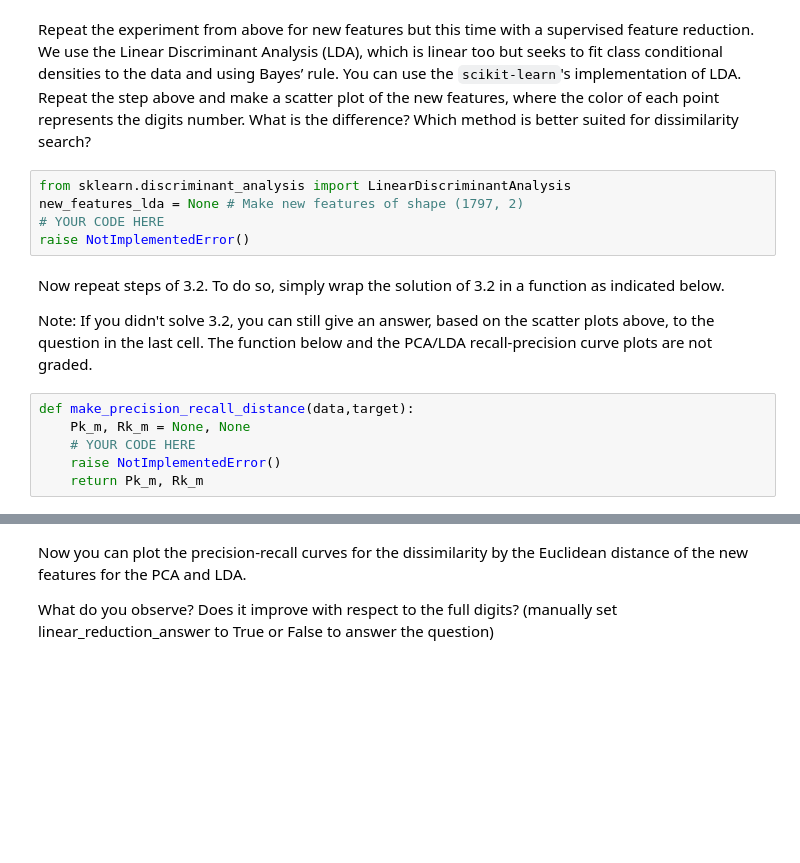
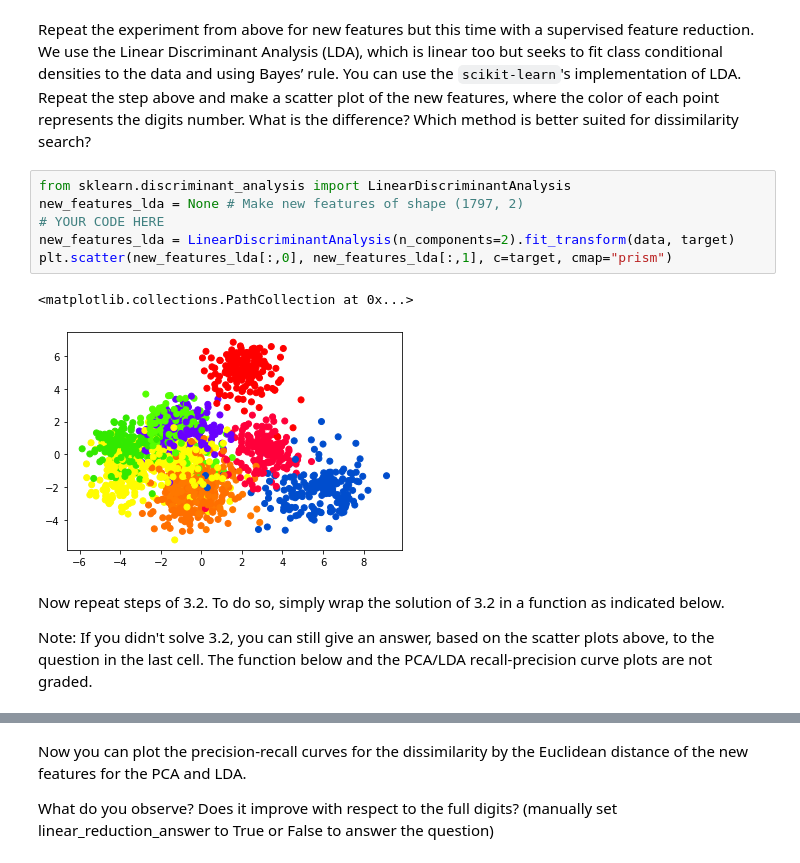
Before and after one commit to HansiGT/Machine-Learning-for-Natural-Sciences, a Jupyter notebook: Ex 3/Exercise03.ipynb, the cells around one changed output, grey strips where cells are left out. Cells and saved outputs as stored; diff of their text form; blank space fills up the shorter version.

```diff
--- a/Ex 3/Exercise03.ipynb
+++ b/Ex 3/Exercise03.ipynb
@@ -261,15 +266,13 @@ Repeat the experiment from above for new features but this time with a supervise
 # %%
 from sklearn.discriminant_analysis import LinearDiscriminantAnalysis
 new_features_lda = None # Make new features of shape (1797, 2)
 # YOUR CODE HERE
-raise NotImplementedError()
+new_features_lda = LinearDiscriminantAnalysis(n_components=2).fit_transform(data, target)
+plt.scatter(new_features_lda[:,0], new_features_lda[:,1], c=target, cmap="prism")
+# %% [output]
+<matplotlib.collections.PathCollection at 0x...>
+[figure, added]
 # %% [markdown]
 Now repeat steps of 3.2. To do so, simply wrap the solution of 3.2 in a function as indicated below.
 
 Note: If you didn't solve 3.2, you can still give an answer, based on the scatter plots above, to the question in the last cell. The function below and the PCA/LDA recall-precision curve plots are not graded.
-# %%
-def make_precision_recall_distance(data,target):
-    Pk_m, Rk_m = None, None
-    # YOUR CODE HERE
-    raise NotImplementedError()
-    return Pk_m, Rk_m
```
Also changed, not shown: parts of 5 cells of this notebook.
